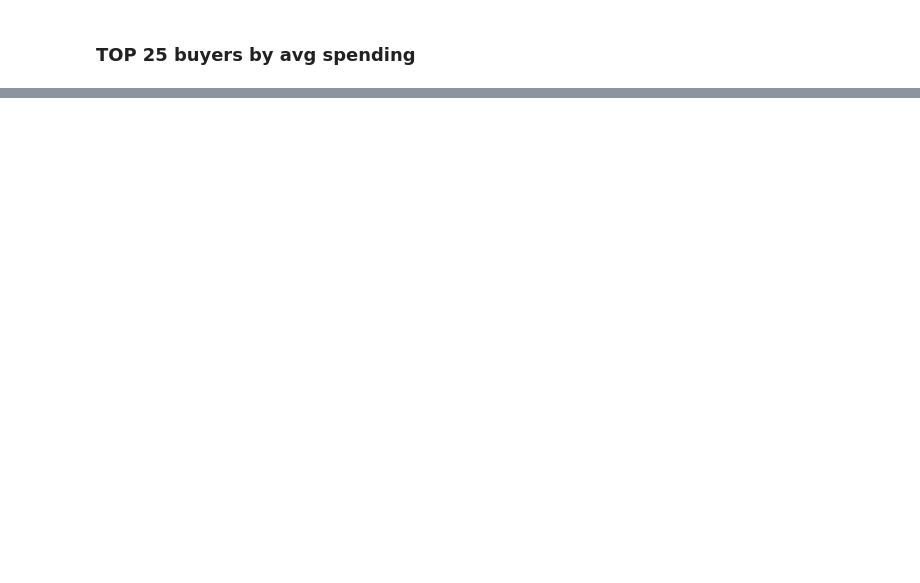
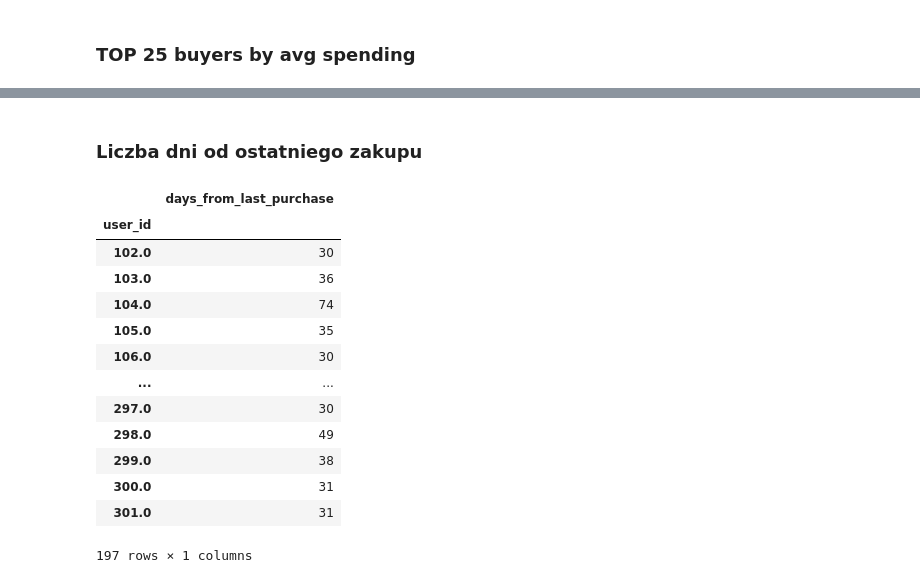
Before and after one commit to amasiukevich/IUM_shop, a Jupyter notebook: InitalEDA.ipynb, the cells around one changed output, grey strips where cells are left out. Cells and saved outputs as stored; diff of their text form; code cells hidden in the pictures; blank space fills up the shorter version.

```diff
--- a/InitalEDA.ipynb
+++ b/InitalEDA.ipynb
@@ -285,3 +285,31 @@ users_descr1.sort_values('avg_spending', ascending=False).head(25)
 | 152 | 25.0 | 255.0 | Borys Jodko | Warszawa | al. Krańcowa 57/79 | 23516.3845 | 940.655380 |
 | 82 | 23.0 | 184.0 | Jakub Minkina | Szczecin | ul. Malczewskiego 22/87 | 21627.6050 | 940.330652 |
 | 150 | 47.0 | 253.0 | Urszula Cyman | Radom | ul. Kilińskiego 32 | 44118.2045 | 938.685202 |
+# %% [markdown]
+### Liczba dni od ostatniego zakupu
+# %%
+timestamps = sessions_data[['user_id','timestamp', 'event_type']]
+buy_timestamps = timestamps[timestamps['event_type'] == "BUY_PRODUCT"][['user_id', 'timestamp']]
+
+last_purchase = buy_timestamps.groupby('user_id').max()
+last_purchase.columns = ['last_purchase']
+last_purchase['now'] = pd.Timestamp.now()
+days_without_purchase = (last_purchase.now - last_purchase.last_purchase).dt.days
+days_without_purchase = pd.DataFrame(days_without_purchase)
+days_without_purchase.columns = ['days_from_last_purchase']
+days_without_purchase
+# %% [output]
+|  | days_from_last_purchase |
+| user_id |  |
+| 102.0 | 30 |
+| 103.0 | 36 |
+| 104.0 | 74 |
+| 105.0 | 35 |
+| 106.0 | 30 |
+| ... | ... |
+| 297.0 | 30 |
+| 298.0 | 49 |
+| 299.0 | 38 |
+| 300.0 | 31 |
+| 301.0 | 31 |
+197 rows × 1 columns
```
Also changed, not shown: parts of 11 cells of this notebook.
